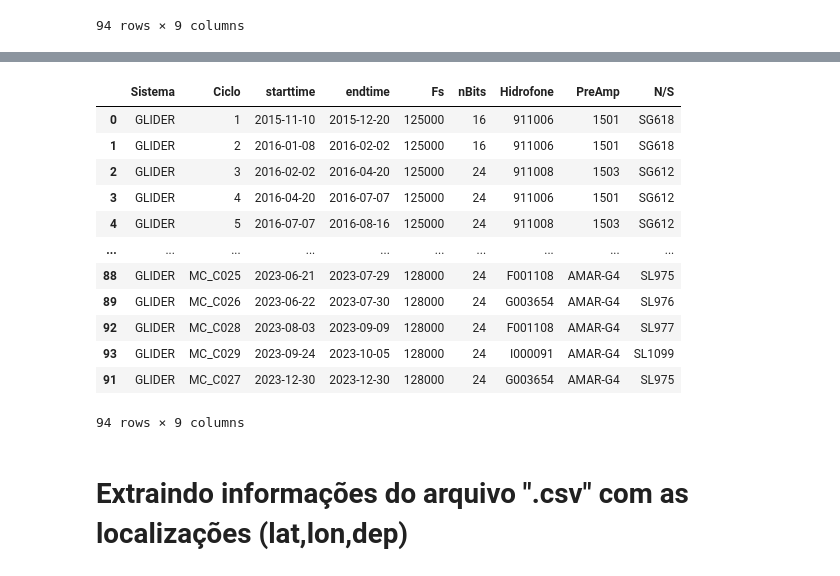
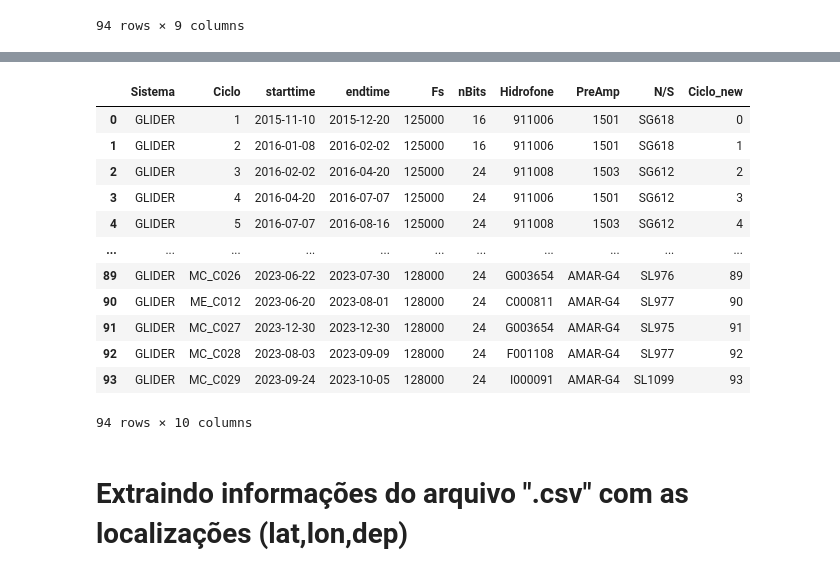
Before and after one commit to dIOGOLOC/marefone, a Jupyter notebook: diverse_tools/Tutorial/Renaming_file_per_dive/Tutorial_data_location_interpolation_dive.ipynb, the cells around one changed output, grey strips where cells are left out. Cells and saved outputs as stored; diff of their text form; code cells hidden in the pictures.

```diff
--- a/diverse_tools/Tutorial/Renaming_file_per_dive/Tutorial_data_location_interpolation_dive.ipynb
+++ b/diverse_tools/Tutorial/Renaming_file_per_dive/Tutorial_data_location_interpolation_dive.ipynb
@@ -193,22 +179,24 @@ set(ciclos_dataframe_csv['N/S'])
 # %%
 ciclos_dataframe_csv['starttime'] = pd.to_datetime(ciclos_dataframe_csv.starttime, format='%Y-%m-%d %H:%M:%S').dt.date
 ciclos_dataframe_csv['endtime'] = pd.to_datetime(ciclos_dataframe_csv.endtime, format='%Y-%m-%d %H:%M:%S').dt.date
+# %%
+ciclos_dataframe_csv['Ciclo_new'] = range(len(ciclos_dataframe_csv))
 # %%
-ciclos_dataframe_csv.sort_values(by='starttime')
+ciclos_dataframe_csv
 # %% [output]
-|  | Sistema | Ciclo | starttime | endtime | Fs | nBits | Hidrofone | PreAmp | N/S |
-| 0 | GLIDER | 1 | 2015-11-10 | 2015-12-20 | 125000 | 16 | 911006 | 1501 | SG618 |
-| 1 | GLIDER | 2 | 2016-01-08 | 2016-02-02 | 125000 | 16 | 911006 | 1501 | SG618 |
-| 2 | GLIDER | 3 | 2016-02-02 | 2016-04-20 | 125000 | 24 | 911008 | 1503 | SG612 |
-| 3 | GLIDER | 4 | 2016-04-20 | 2016-07-07 | 125000 | 24 | 911006 | 1501 | SG612 |
-| 4 | GLIDER | 5 | 2016-07-07 | 2016-08-16 | 125000 | 24 | 911008 | 1503 | SG612 |
-| ... | ... | ... | ... | ... | ... | ... | ... | ... | ... |
-| 88 | GLIDER | MC_C025 | 2023-06-21 | 2023-07-29 | 128000 | 24 | F001108 | AMAR-G4 | SL975 |
-| 89 | GLIDER | MC_C026 | 2023-06-22 | 2023-07-30 | 128000 | 24 | G003654 | AMAR-G4 | SL976 |
-| 92 | GLIDER | MC_C028 | 2023-08-03 | 2023-09-09 | 128000 | 24 | F001108 | AMAR-G4 | SL977 |
-| 93 | GLIDER | MC_C029 | 2023-09-24 | 2023-10-05 | 128000 | 24 | I000091 | AMAR-G4 | SL1099 |
-| 91 | GLIDER | MC_C027 | 2023-12-30 | 2023-12-30 | 128000 | 24 | G003654 | AMAR-G4 | SL975 |
+|  | Sistema | Ciclo | starttime | endtime | Fs | nBits | Hidrofone | PreAmp | N/S | Ciclo_new |
+| 0 | GLIDER | 1 | 2015-11-10 | 2015-12-20 | 125000 | 16 | 911006 | 1501 | SG618 | 0 |
+| 1 | GLIDER | 2 | 2016-01-08 | 2016-02-02 | 125000 | 16 | 911006 | 1501 | SG618 | 1 |
+| 2 | GLIDER | 3 | 2016-02-02 | 2016-04-20 | 125000 | 24 | 911008 | 1503 | SG612 | 2 |
+| 3 | GLIDER | 4 | 2016-04-20 | 2016-07-07 | 125000 | 24 | 911006 | 1501 | SG612 | 3 |
+| 4 | GLIDER | 5 | 2016-07-07 | 2016-08-16 | 125000 | 24 | 911008 | 1503 | SG612 | 4 |
+| ... | ... | ... | ... | ... | ... | ... | ... | ... | ... | ... |
+| 89 | GLIDER | MC_C026 | 2023-06-22 | 2023-07-30 | 128000 | 24 | G003654 | AMAR-G4 | SL976 | 89 |
+| 90 | GLIDER | ME_C012 | 2023-06-20 | 2023-08-01 | 128000 | 24 | C000811 | AMAR-G4 | SL977 | 90 |
+| 91 | GLIDER | MC_C027 | 2023-12-30 | 2023-12-30 | 128000 | 24 | G003654 | AMAR-G4 | SL975 | 91 |
+| 92 | GLIDER | MC_C028 | 2023-08-03 | 2023-09-09 | 128000 | 24 | F001108 | AMAR-G4 | SL977 | 92 |
+| 93 | GLIDER | MC_C029 | 2023-09-24 | 2023-10-05 | 128000 | 24 | I000091 | AMAR-G4 | SL1099 | 93 |
-94 rows × 9 columns
+94 rows × 10 columns
 # %% [markdown]
 # Extraindo informações do arquivo ".csv" com as localizações (lat,lon,dep)
 # %%
```
Also changed, not shown: parts of 27 cells of this notebook.
